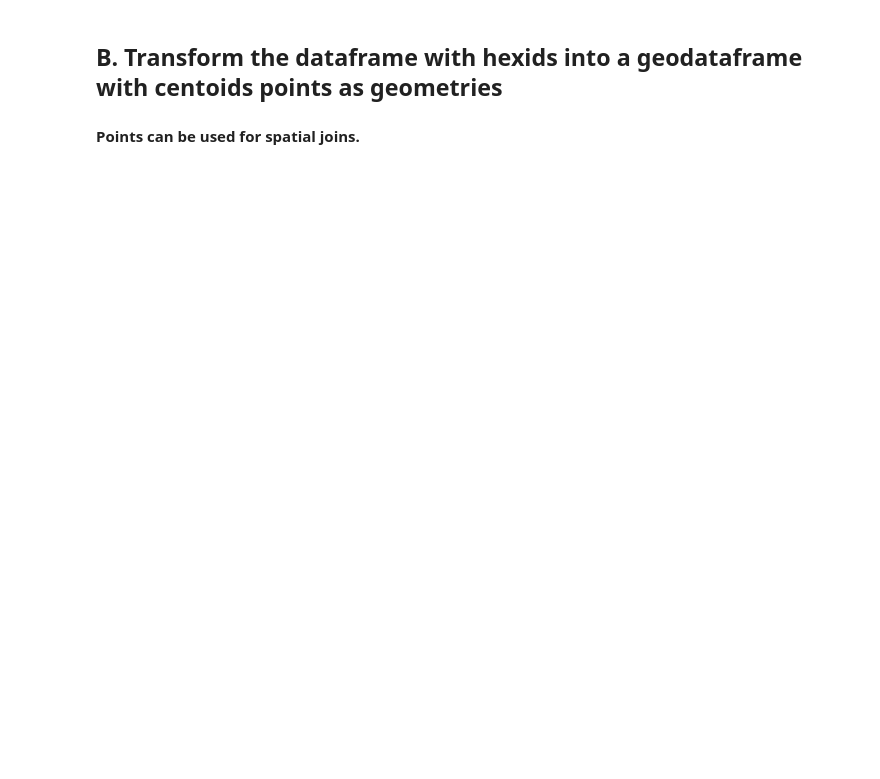
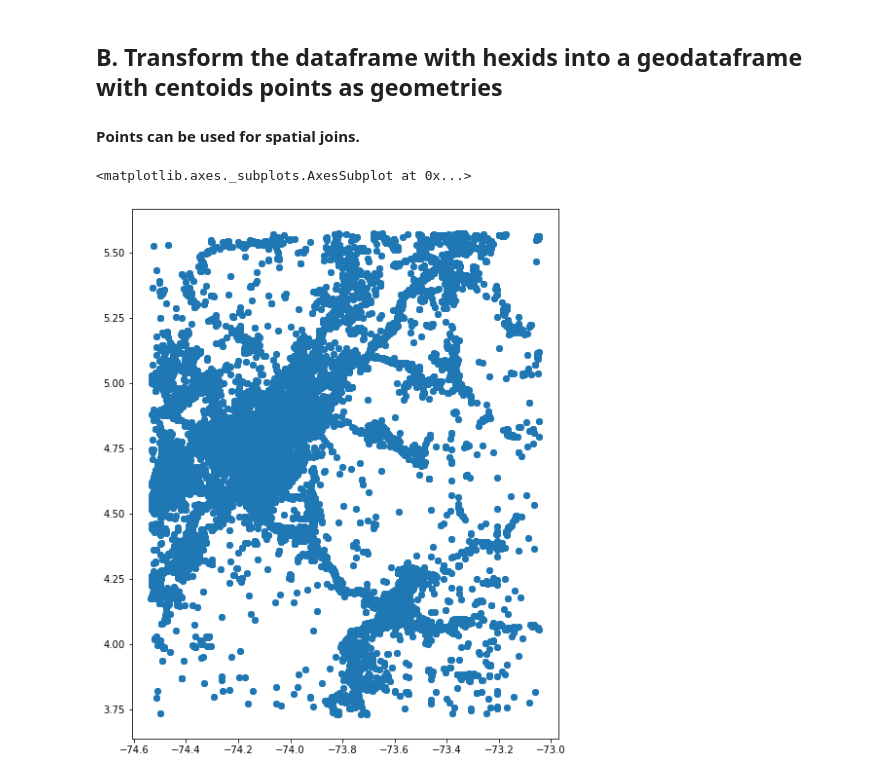
Before and after one commit to rpasquini/twitter_and_displacement, a Jupyter notebook: notebooks/Start Here Complete Procedure Guide - Bogota.ipynb, the cells around one changed output. Drawn from its saved outputs; the diff is of its cells as text; code cells hidden in the pictures; blank space fills up the shorter version.

```diff
--- a/notebooks/Start Here Complete Procedure Guide - Bogota.ipynb
+++ b/notebooks/Start Here Complete Procedure Guide - Bogota.ipynb
@@ -157,7 +224,10 @@ hexgdf.plot()
 #### Points can be used for spatial joins.
 # %%
 centroidsgdf = myh3.df_with_hexid_to_centroids_gdf(hexgdf, hexcolname='_id')
-centroidsgdf.rotate(270, origin = (0,0), use_radians=False).plot()
+centroidsgdf.plot()
+# %% [output]
+<matplotlib.axes._subplots.AxesSubplot at 0x...>
+[figure, added]
 # %%
 smooth_hexgdf = myh3.kring_smoother(hexgdf, hexcolname='_id',  metric_col='nonresidents')
 # %%
```
Also changed, not shown: parts of 14 cells of this notebook, 5 other files.
